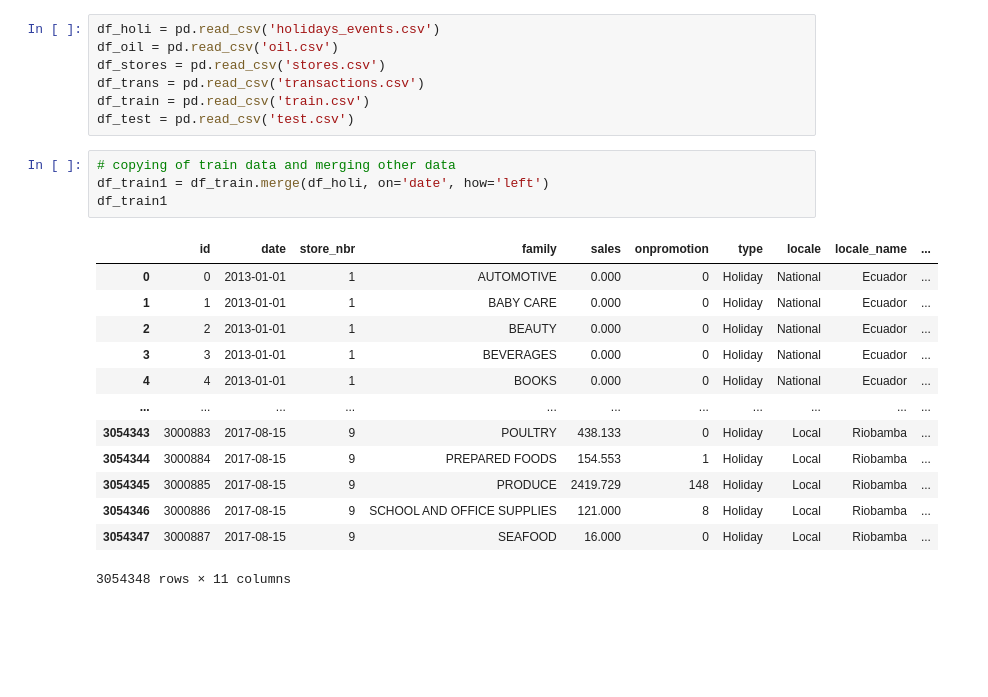
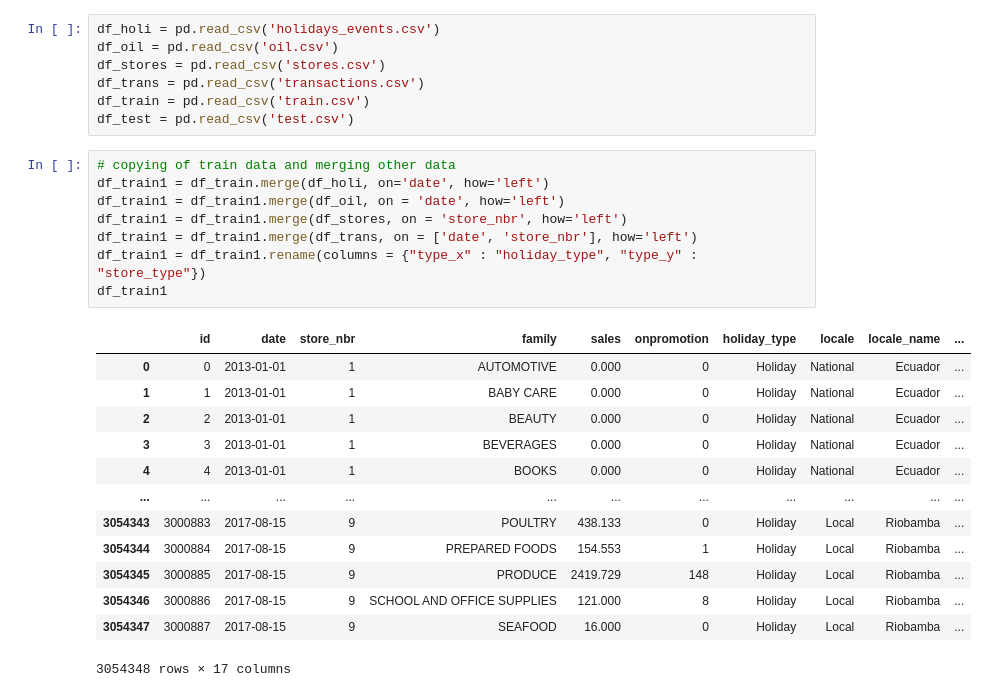
Before and after one commit to HeileyP/Kaggle, a Jupyter notebook: Store-Sales-Time-Series-Forecasting/Store-Sales-Time-Series-Forecasting.ipynb, the cells around one changed output. Cells and saved outputs as stored; diff of their text form; blank space fills up the shorter version.

```diff
--- a/Store-Sales-Time-Series-Forecasting/Store-Sales-Time-Series-Forecasting.ipynb
+++ b/Store-Sales-Time-Series-Forecasting/Store-Sales-Time-Series-Forecasting.ipynb
@@ -56,9 +56,13 @@ df_test = pd.read_csv('test.csv')
 # %%
 # copying of train data and merging other data
 df_train1 = df_train.merge(df_holi, on='date', how='left')
+df_train1 = df_train1.merge(df_oil, on = 'date', how='left')
+df_train1 = df_train1.merge(df_stores, on = 'store_nbr', how='left')
+df_train1 = df_train1.merge(df_trans, on = ['date', 'store_nbr'], how='left')
+df_train1 = df_train1.rename(columns = {"type_x" : "holiday_type", "type_y" : "store_type"})
 df_train1
 # %% [output]
-|  | id | date | store_nbr | family | sales | onpromotion | type | locale | locale_name | ... |
+|  | id | date | store_nbr | family | sales | onpromotion | holiday_type | locale | locale_name | ... |
 | 0 | 0 | 2013-01-01 | 1 | AUTOMOTIVE | 0.000 | 0 | Holiday | National | Ecuador | ... |
 | 1 | 1 | 2013-01-01 | 1 | BABY CARE | 0.000 | 0 | Holiday | National | Ecuador | ... |
 | 2 | 2 | 2013-01-01 | 1 | BEAUTY | 0.000 | 0 | Holiday | National | Ecuador | ... |
@@ -70,4 +74,4 @@ df_train1
 | 3054345 | 3000885 | 2017-08-15 | 9 | PRODUCE | 2419.729 | 148 | Holiday | Local | Riobamba | ... |
 | 3054346 | 3000886 | 2017-08-15 | 9 | SCHOOL AND OFFICE SUPPLIES | 121.000 | 8 | Holiday | Local | Riobamba | ... |
 | 3054347 | 3000887 | 2017-08-15 | 9 | SEAFOOD | 16.000 | 0 | Holiday | Local | Riobamba | ... |
-3054348 rows × 11 columns
+3054348 rows × 17 columns
```
Also changed, not shown: parts of 2 cells of this notebook.
